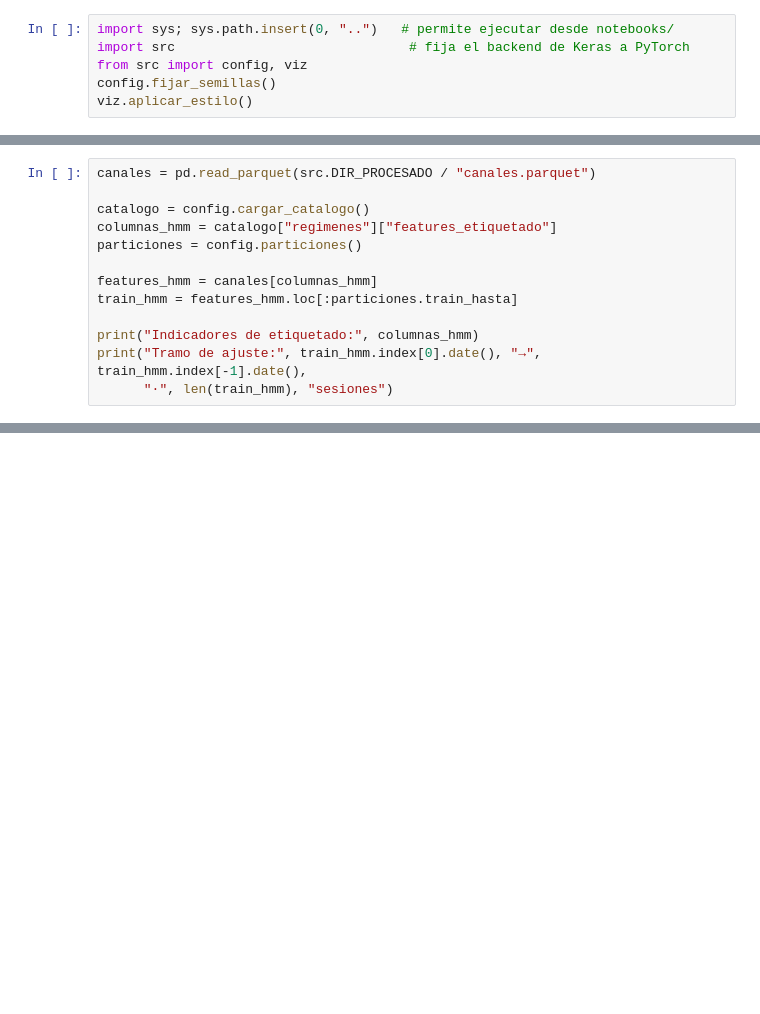
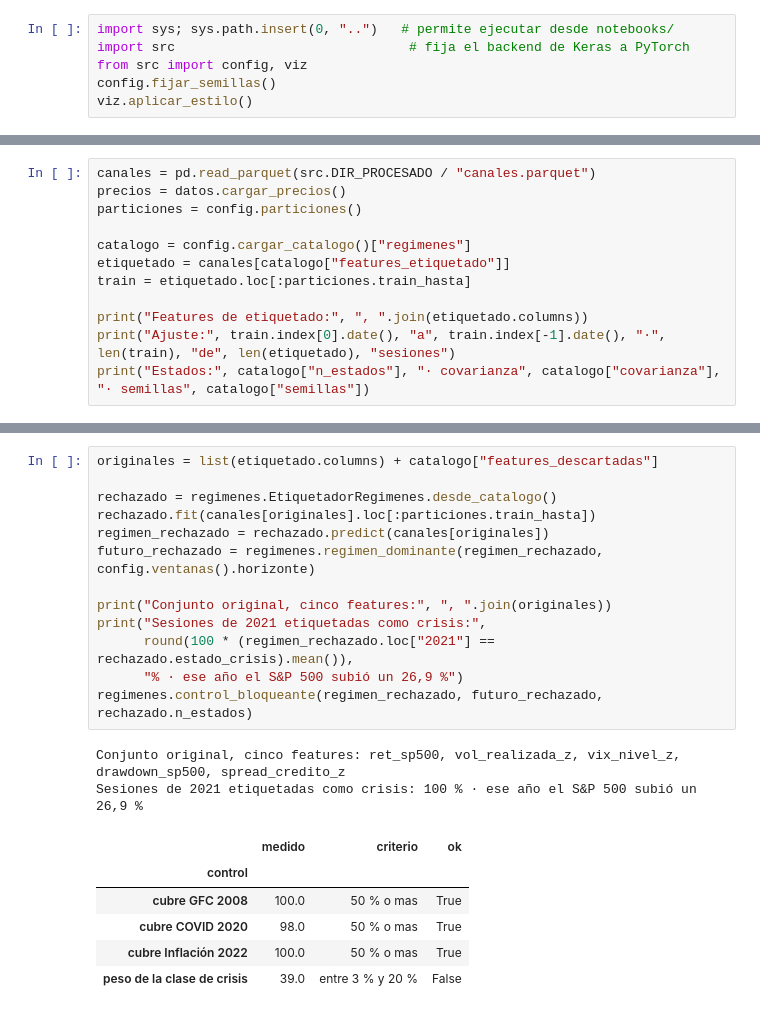
Before and after one commit to Romequinco/TALLER_GENERATIVOS, a Jupyter notebook: notebooks/01_etiquetado_regimenes.ipynb, the cells around one changed output, grey strips where cells are left out. Drawn from its saved outputs; the diff is of its cells as text; blank space fills up the shorter version.

```diff
--- a/notebooks/01_etiquetado_regimenes.ipynb
+++ b/notebooks/01_etiquetado_regimenes.ipynb
@@ -42,13 +46,12 @@ poner las fronteras entre estados.
 # %%
 canales = pd.read_parquet(src.DIR_PROCESADO / "canales.parquet")
-
-catalogo = config.cargar_catalogo()
-columnas_hmm = catalogo["regimenes"]["features_etiquetado"]
+precios = datos.cargar_precios()
 particiones = config.particiones()
 
-features_hmm = canales[columnas_hmm]
-train_hmm = features_hmm.loc[:particiones.train_hasta]
+catalogo = config.cargar_catalogo()["regimenes"]
+etiquetado = canales[catalogo["features_etiquetado"]]
+train = etiquetado.loc[:particiones.train_hasta]
 
-print("Indicadores de etiquetado:", columnas_hmm)
-print("Tramo de ajuste:", train_hmm.index[0].date(), "→", train_hmm.index[-1].date(),
-      "·", len(train_hmm), "sesiones")
+print("Features de etiquetado:", ", ".join(etiquetado.columns))
+print("Ajuste:", train.index[0].date(), "a", train.index[-1].date(), "·", len(train), "de", len(etiquetado), "sesiones")
+print("Estados:", catalogo["n_estados"], "· covarianza", catalogo["covarianza"], "· semillas", catalogo["semillas"])
@@ -174,0 +76,22 @@ print("Guardadas", len(tabla), "filas ·", list(tabla.columns))
+# %%
+originales = list(etiquetado.columns) + catalogo["features_descartadas"]
+
+rechazado = regimenes.EtiquetadorRegimenes.desde_catalogo()
+rechazado.fit(canales[originales].loc[:particiones.train_hasta])
+regimen_rechazado = rechazado.predict(canales[originales])
+futuro_rechazado = regimenes.regimen_dominante(regimen_rechazado, config.ventanas().horizonte)
+
+print("Conjunto original, cinco features:", ", ".join(originales))
+print("Sesiones de 2021 etiquetadas como crisis:",
+      round(100 * (regimen_rechazado.loc["2021"] == rechazado.estado_crisis).mean()),
+      "% · ese año el S&P 500 subió un 26,9 %")
+regimenes.control_bloqueante(regimen_rechazado, futuro_rechazado, rechazado.n_estados)
+# %% [output]
+Conjunto original, cinco features: ret_sp500, vol_realizada_z, vix_nivel_z, drawdown_sp500, spread_credito_z
+Sesiones de 2021 etiquetadas como crisis: 100 % · ese año el S&P 500 subió un 26,9 %
+|  | medido | criterio | ok |
+| control |  |  |  |
+| cubre GFC 2008 | 100.0 | 50 % o mas | True |
+| cubre COVID 2020 | 98.0 | 50 % o mas | True |
+| cubre Inflación 2022 | 100.0 | 50 % o mas | True |
+| peso de la clase de crisis | 39.0 | entre 3 % y 20 % | False |
```
Also changed, not shown: parts of 31 cells of this notebook, 13 other files.
